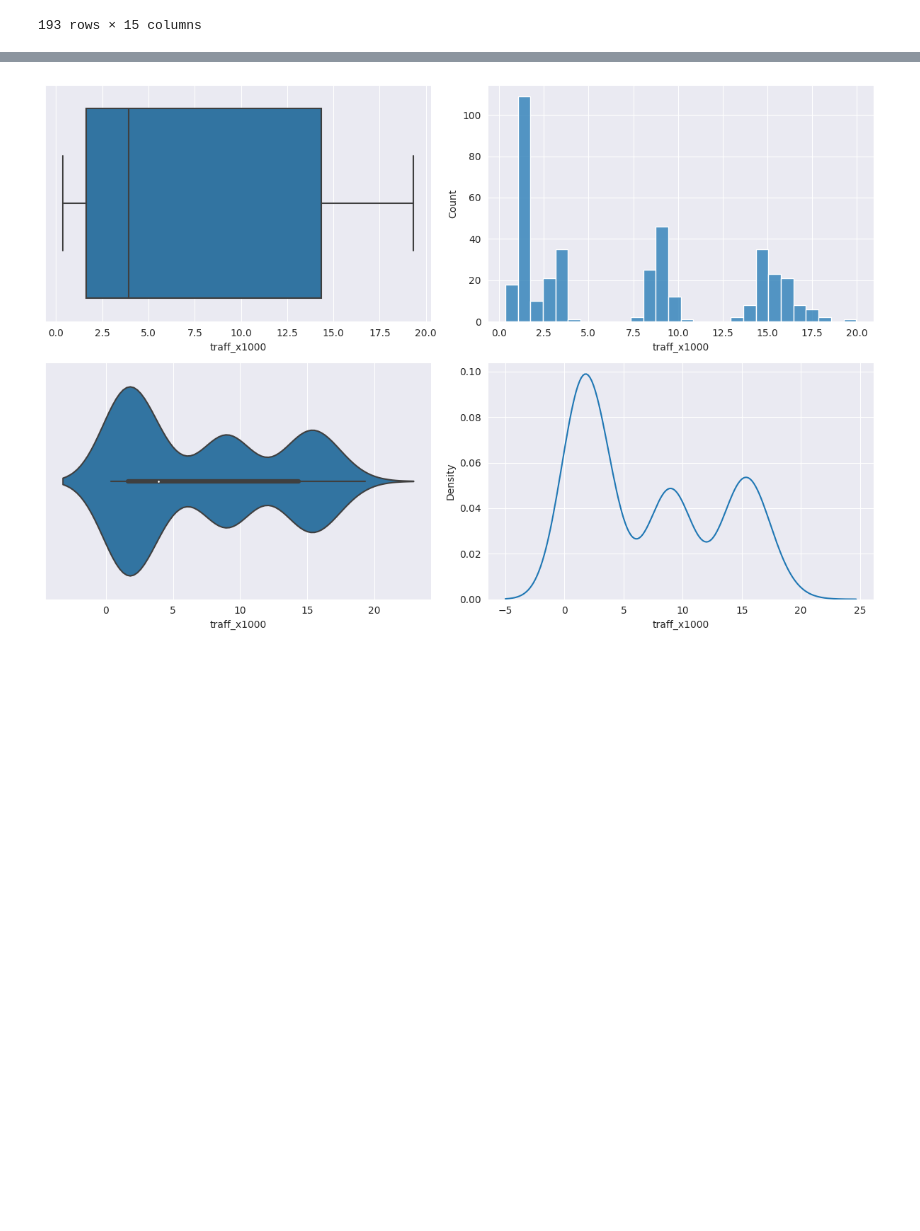
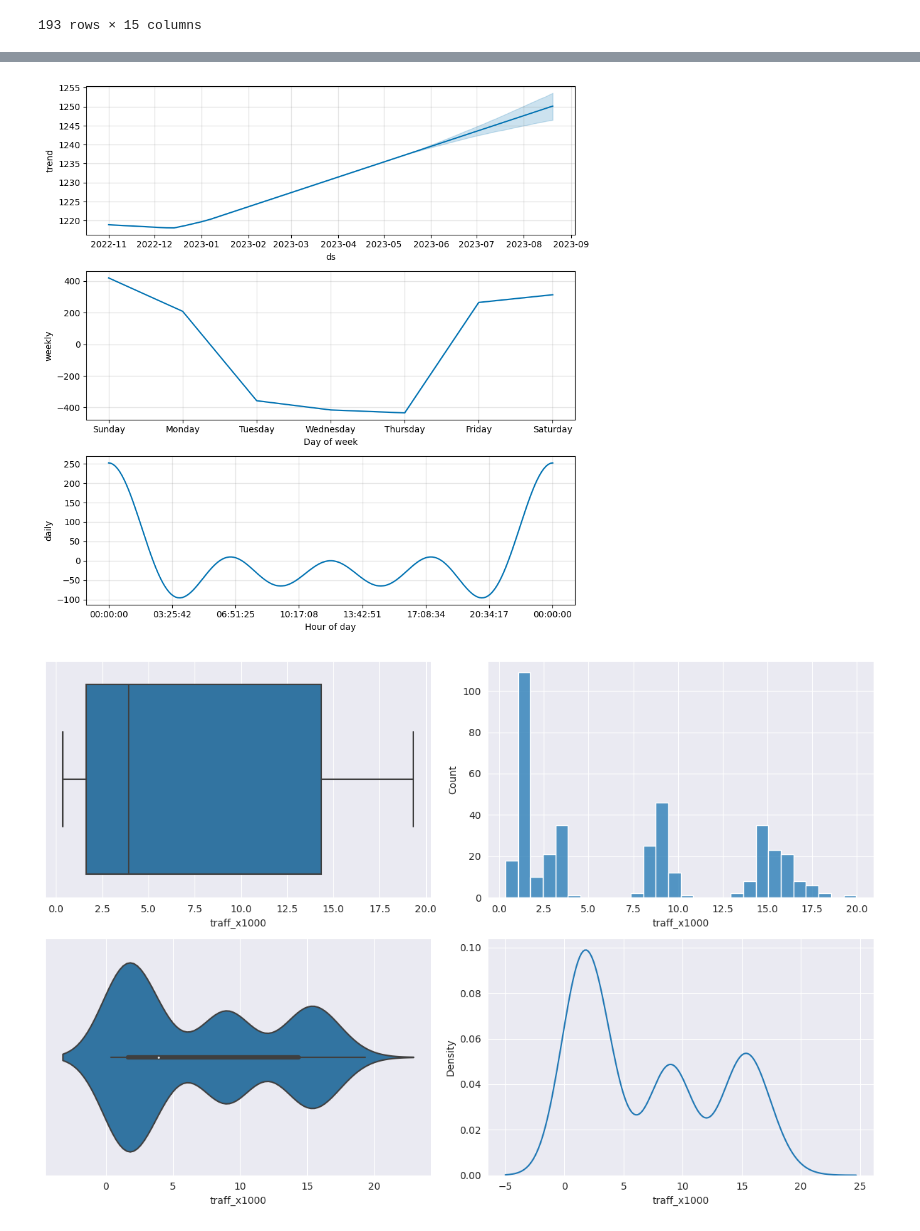
Before and after one commit to gar22891uvg/ProyectoFinalGRP4, a Jupyter notebook: GRP4ProyectoFinal_JAG.ipynb, the cells around one changed output, grey strips where cells are left out. Cells and saved outputs as stored; diff of their text form; code cells hidden in the pictures; blank space fills up the shorter version.

```diff
--- a/GRP4ProyectoFinal_JAG.ipynb
+++ b/GRP4ProyectoFinal_JAG.ipynb
@@ -227,3 +208,7 @@ INFO:cmdstanpy:Chain [1] done processing
+# %%
+plot2=m.plot_components(forecast)
+# %% [output]
+[figure, added]
 # %%
 sns.set_style("darkgrid") # Others whitegrid, white, dark, ticks https://www.python-graph-gallery.com/104-seaborn-themes
 # %%
```
Also changed, not shown: parts of 11 cells of this notebook.
